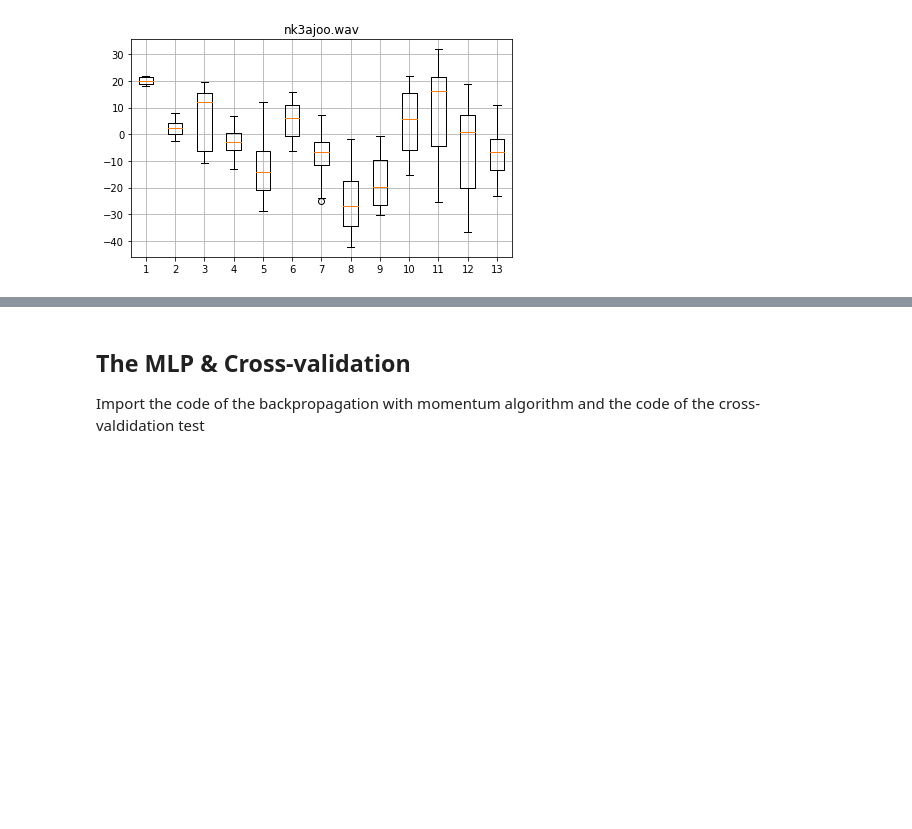
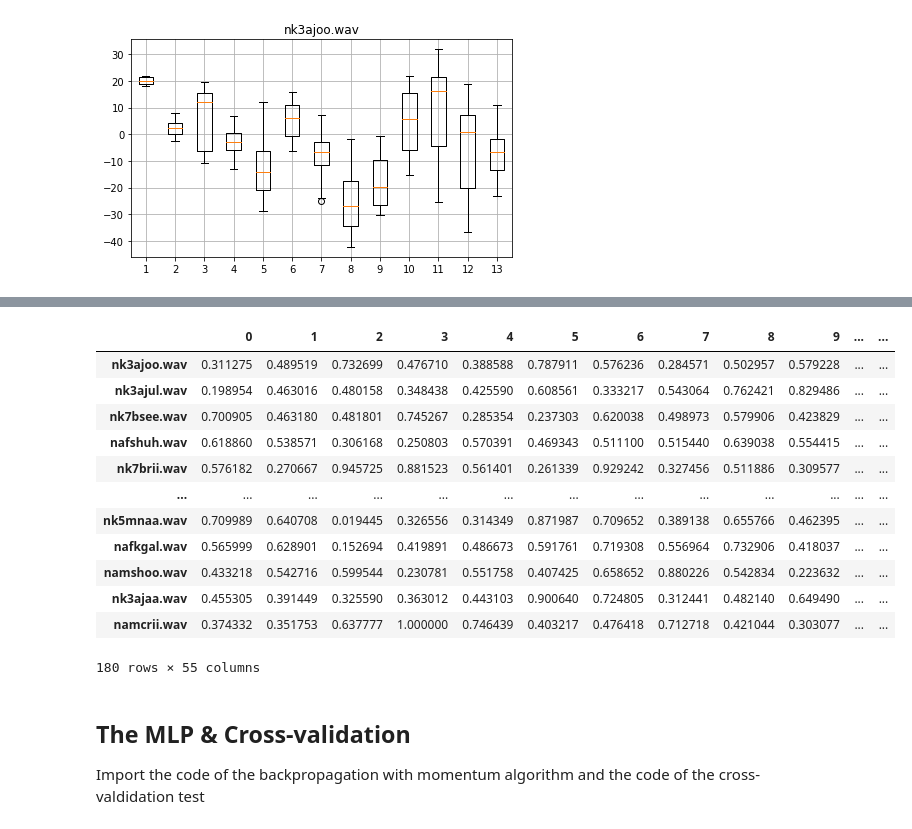
Before and after one commit to tiagoquin/mlg20-pw3, a Jupyter notebook: PW03-part3.ipynb, the cells around one changed output, grey strips where cells are left out. Cells and saved outputs as stored; diff of their text form; code cells hidden in the pictures; blank space fills up the shorter version.

```diff
--- a/PW03-part3.ipynb
+++ b/PW03-part3.ipynb
@@ -111,3 +118,21 @@ dataset = np.hstack((np.array(normalized_ceps_data), np.array(ceps_class)))
+# %%
+
+df = pd.DataFrame(data=dataset, columns=cols, index=ceps_names)
+df
+# %% [output]
+|  | 0 | 1 | 2 | 3 | 4 | 5 | 6 | 7 | 8 | 9 | ... | ... |
+| nk3ajoo.wav | 0.311275 | 0.489519 | 0.732699 | 0.476710 | 0.388588 | 0.787911 | 0.576236 | 0.284571 | 0.502957 | 0.579228 | ... | ... |
+| nk3ajul.wav | 0.198954 | 0.463016 | 0.480158 | 0.348438 | 0.425590 | 0.608561 | 0.333217 | 0.543064 | 0.762421 | 0.829486 | ... | ... |
+| nk7bsee.wav | 0.700905 | 0.463180 | 0.481801 | 0.745267 | 0.285354 | 0.237303 | 0.620038 | 0.498973 | 0.579906 | 0.423829 | ... | ... |
+| nafshuh.wav | 0.618860 | 0.538571 | 0.306168 | 0.250803 | 0.570391 | 0.469343 | 0.511100 | 0.515440 | 0.639038 | 0.554415 | ... | ... |
+| nk7brii.wav | 0.576182 | 0.270667 | 0.945725 | 0.881523 | 0.561401 | 0.261339 | 0.929242 | 0.327456 | 0.511886 | 0.309577 | ... | ... |
+| ... | ... | ... | ... | ... | ... | ... | ... | ... | ... | ... | ... | ... |
+| nk5mnaa.wav | 0.709989 | 0.640708 | 0.019445 | 0.326556 | 0.314349 | 0.871987 | 0.709652 | 0.389138 | 0.655766 | 0.462395 | ... | ... |
+| nafkgal.wav | 0.565999 | 0.628901 | 0.152694 | 0.419891 | 0.486673 | 0.591761 | 0.719308 | 0.556964 | 0.732906 | 0.418037 | ... | ... |
+| namshoo.wav | 0.433218 | 0.542716 | 0.599544 | 0.230781 | 0.551758 | 0.407425 | 0.658652 | 0.880226 | 0.542834 | 0.223632 | ... | ... |
+| nk3ajaa.wav | 0.455305 | 0.391449 | 0.325590 | 0.363012 | 0.443103 | 0.900640 | 0.724805 | 0.312441 | 0.482140 | 0.649490 | ... | ... |
+| namcrii.wav | 0.374332 | 0.351753 | 0.637777 | 1.000000 | 0.746439 | 0.403217 | 0.476418 | 0.712718 | 0.421044 | 0.303077 | ... | ... |
+180 rows × 55 columns
 # %% [markdown]
 ## The MLP &  Cross-validation
 Import the code of the backpropagation with momentum algorithm and the code of the cross-valdidation test
```
Also changed, not shown: parts of 12 cells of this notebook, 2 other files.
